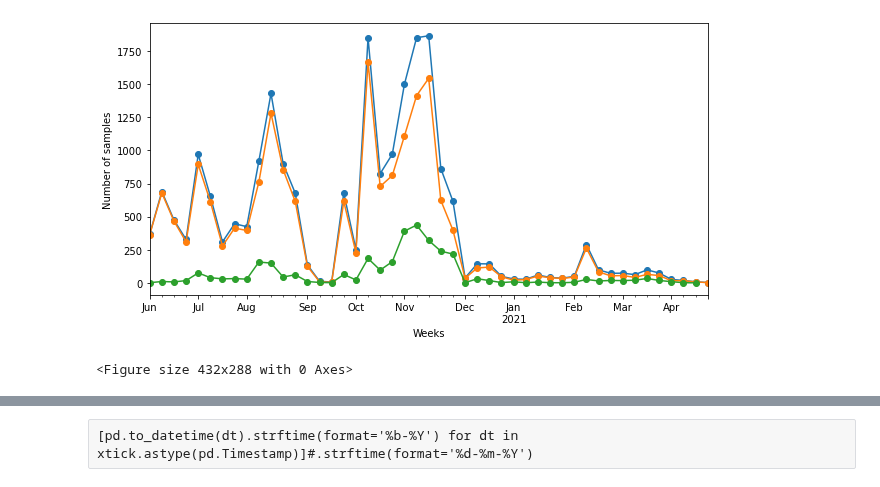
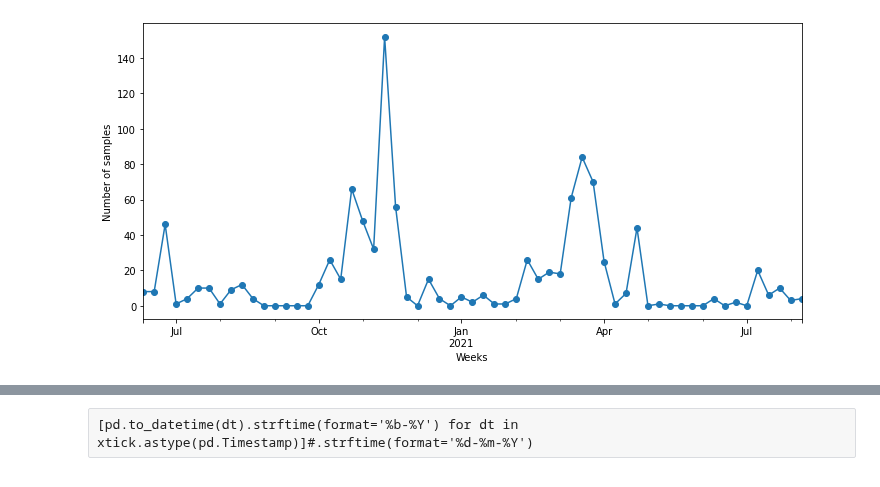
Before and after one commit to ousodaniel/SARS-CoV-2-Data-Workflows, a Jupyter notebook: trend-plots.ipynb, the cells around one changed output, grey strips where cells are left out. Drawn from its saved outputs; the diff is of its cells as text; code cells hidden in the pictures.

```diff
--- a/trend-plots.ipynb
+++ b/trend-plots.ipynb
@@ -93,0 +196,4 @@ df_tseries1.tail()
+# %%
+usecols=['S_NUM', 'AGE_YRS', 'COUNT_RES', 'DT_CONF']
+# %%
+df_seq_meta = covv_seq_tech.merge(df_metadata[usecols], how='inner', left_on='sequence_name', right_on='S_NUM').drop('S_NUM', axis=1)
@@ -93,0 +209,3 @@ df_tseries1.tail()
+# %%
+df_seq_meta.columns = ['sequence_name', 'clade', 'lineage', 'genome_coverage', 'run_num',
+       'seq_dt', 'seq_tech', 'age_yrs', 'county_res', 'dt_conf']
@@ -93,0 +460,2 @@ df_tseries1.tail()
+# %%
+df_ts = df_seq_meta.set_index('dt_conf').sort_index()
@@ -94,20 +472,22 @@ df_tseries1.tail()
 # %%
+import numpy as np
+from scipy.interpolate import interp1d
+
 fig, ax = plt.subplots(figsize=(10, 5))
 
-tests = df_tseries['RESULT'].resample('W').count()
-pos = df_tseries0['RESULT'].resample('W').count()
-neg = df_tseries1['RESULT'].resample('W').count()
+tests = df_ts['lineage'].resample('W').count()
+# pos = df_tseries0['RESULT'].resample('W').count()
+# neg = df_tseries1['RESULT'].resample('W').count()
 
 tests.plot(ax=ax, marker='o', linestyle='-', label='tests')
-neg.plot(ax=ax, marker='o', linestyle='-', label='negaives')
-pos.plot(ax=ax, marker='o', linestyle='-', label='positives')
+# neg.plot(ax=ax, marker='o', linestyle='-', label='negaives')
+# pos.plot(ax=ax, marker='o', linestyle='-', label='positives')
 
 plt.xlabel('Weeks')
 plt.ylabel('Number of samples')
 # plt.legend()
+plt.tight_layout()
+# fig.savefig(f'/home/douso/Documents/TrendData/plots/draft_cov_trends_plot-line_{dt}.png')
 plt.show()
-plt.tight_layout()
-fig.savefig('/home/douso/Documents/TrendData/plots/draft_cov_trends_plot-line.png')
 # %% [output]
-[figure, old version]
+[figure, new version]
-<Figure size 432x288 with 0 Axes>
```
Also changed, not shown: parts of 81 cells of this notebook.
